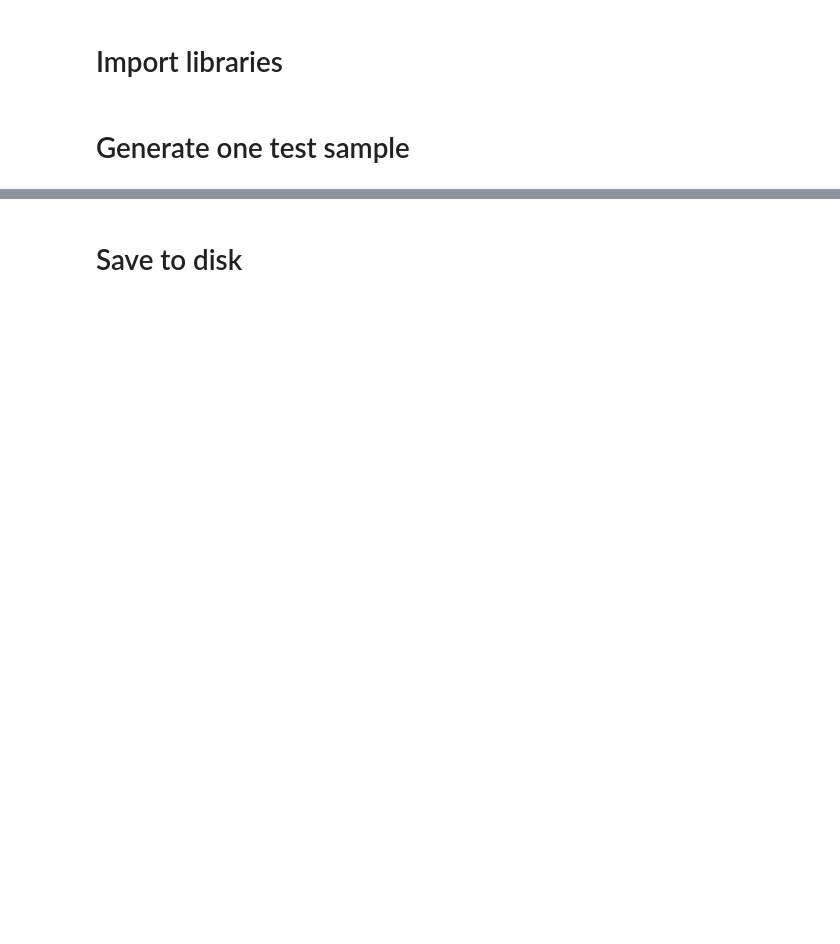
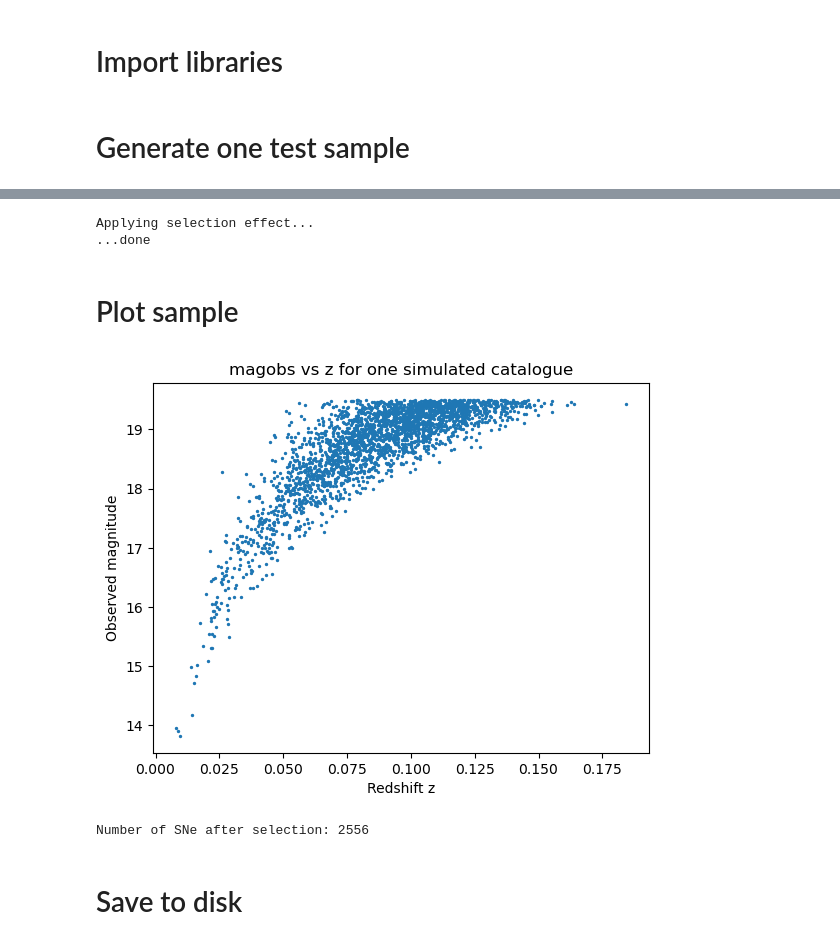
Before and after one commit to a-trigui/ximinf, a Jupyter notebook: notebooks/3_simulate_sample.ipynb, the cells around one changed output, grey strips where cells are left out. Drawn from its saved outputs; the diff is of its cells as text; code cells hidden in the pictures; blank space fills up the shorter version.

```diff
--- a/notebooks/3_simulate_sample.ipynb
+++ b/notebooks/3_simulate_sample.ipynb
@@ -71,3 +19,43 @@ Applying selection effect...
+# %%
+brokenalpha_model = skysurvey_sniapop.brokenalpha_model
+
+M = 15_000
+# alpha_low = 0.271
+# alpha_high = 0.083
+alpha_ = 0.161
+beta_ = 3.05 #3.31
+mabs_ = -19.3
+
+_, flat = gsim.simulate_one(0, alpha_, beta_, mabs_, sigma_int=0.15, z_max=0.2, M=M)
+
+# Applying selection effect
+print('Applying selection effect...')
+m_lim = 19.5
+flat_sel = se.malmquist_bias(flat, m_lim, M)
+print('...done')
+# %% [output]
+Applying selection effect...
+...done
+# %% [markdown]
+# Plot sample
+# %%
+# parse flattened catalogue
+params, df = gsim.unflatten_array(flat_sel, ['magobs', 'x1', 'c', 'z'], 3)
+
+# remove padded zeros (non-detections)
+df_sel = df[df['magobs'] > 0]
+
+plt.figure()
+plt.scatter(df_sel['z'], df_sel['magobs'], s=2)
+plt.xlabel("Redshift z")
+plt.ylabel("Observed magnitude")
+plt.title("magobs vs z for one simulated catalogue")
+plt.show()
+
+print('Number of SNe after selection:', len(df_sel['magobs']))
+# %% [output]
+[figure, added]
+Number of SNe after selection: 2556
 # %% [markdown]
 # Save to disk
 # %%
```
Also changed, not shown: parts of 3 cells of this notebook, 1 other file.
